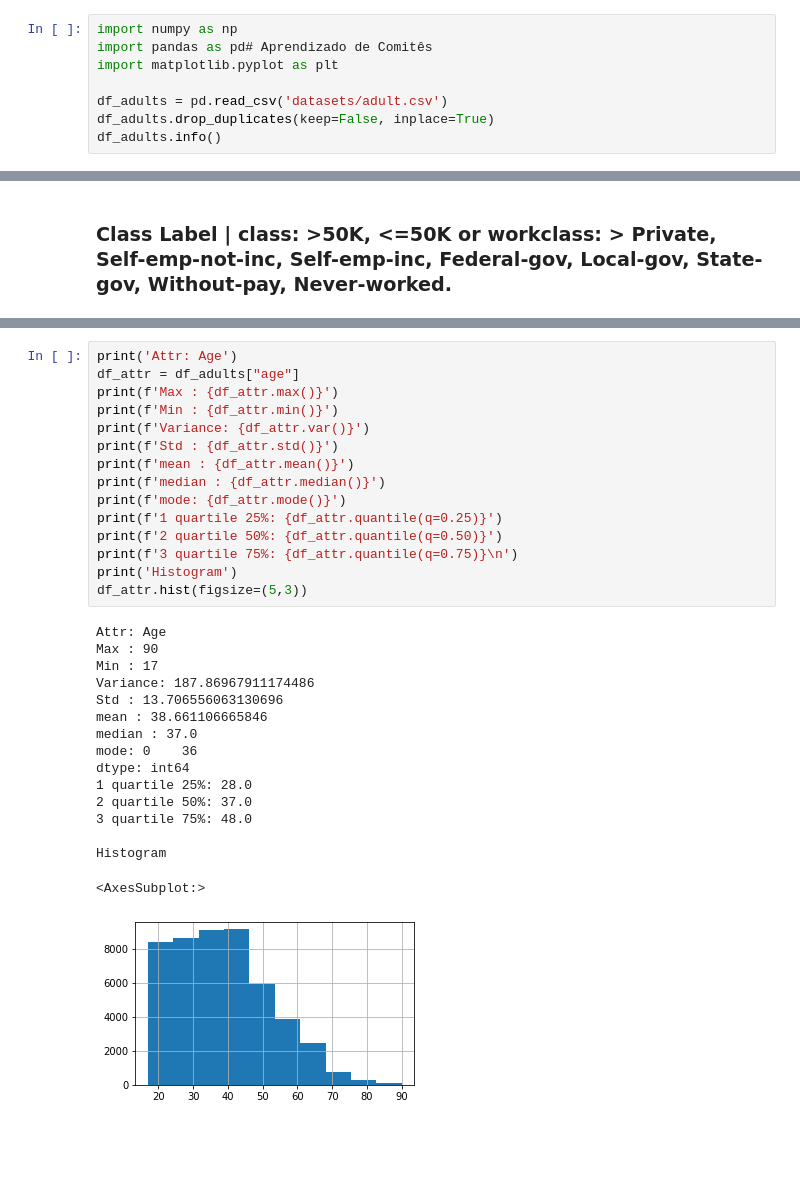
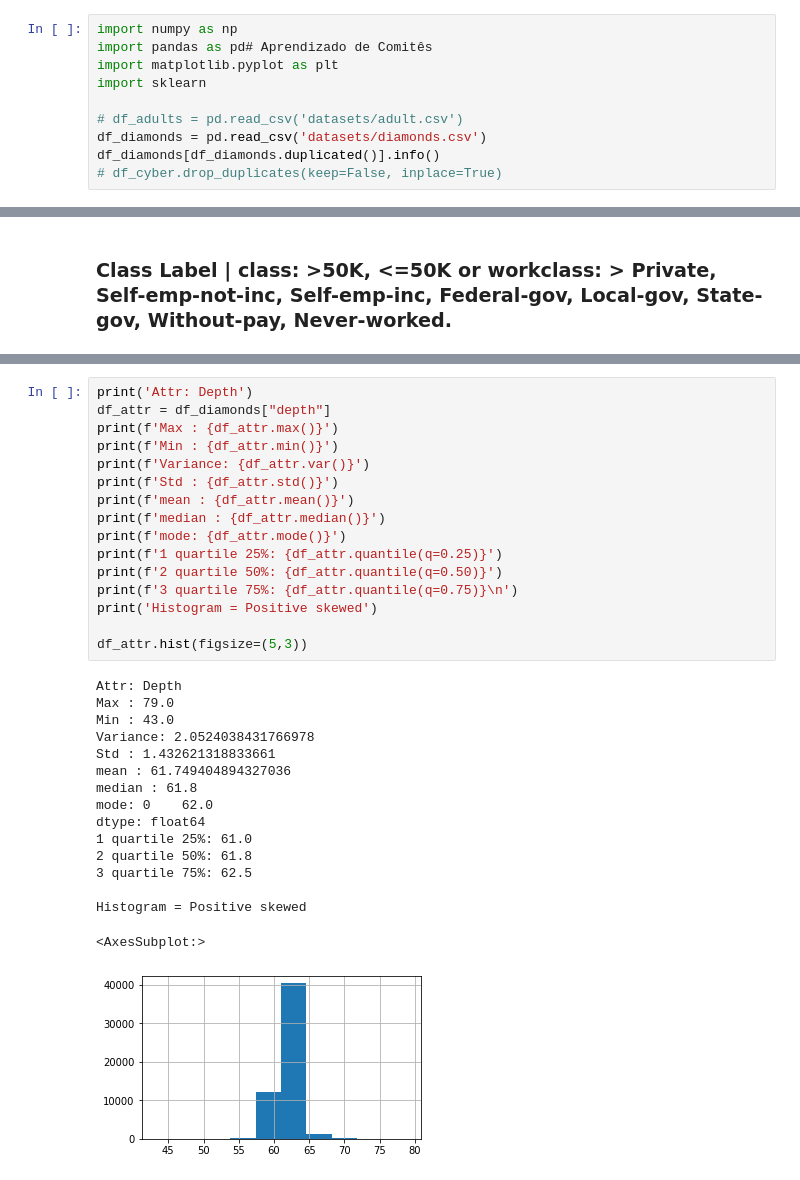
Before and after one commit to Diego07101985/mineracao-dados, a Jupyter notebook: mineracao-dados.ipynb, the cells around one changed output, grey strips where cells are left out. Drawn from its saved outputs; the diff is of its cells as text; blank space fills up the shorter version.

```diff
--- a/mineracao-dados.ipynb
+++ b/mineracao-dados.ipynb
@@ -6,8 +6,10 @@
 import numpy as np
 import pandas as pd# Aprendizado de Comitês
 import matplotlib.pyplot as plt
+import sklearn
 
-df_adults = pd.read_csv('datasets/adult.csv')
-df_adults.drop_duplicates(keep=False, inplace=True)
-df_adults.info()
+# df_adults = pd.read_csv('datasets/adult.csv')
+df_diamonds = pd.read_csv('datasets/diamonds.csv')
+df_diamonds[df_diamonds.duplicated()].info()
+# df_cyber.drop_duplicates(keep=False, inplace=True)
 # %% [output]
@@ -153,33 +119,34 @@ Histogram
 # %%
-print('Attr: Age')
-df_attr = df_adults["age"]
+print('Attr: Depth')
+df_attr = df_diamonds["depth"]
 print(f'Max : {df_attr.max()}')
 print(f'Min : {df_attr.min()}')
 print(f'Variance: {df_attr.var()}')
 print(f'Std : {df_attr.std()}')
 print(f'mean : {df_attr.mean()}')
 print(f'median : {df_attr.median()}')
 print(f'mode: {df_attr.mode()}')
 print(f'1 quartile 25%: {df_attr.quantile(q=0.25)}')
 print(f'2 quartile 50%: {df_attr.quantile(q=0.50)}')
 print(f'3 quartile 75%: {df_attr.quantile(q=0.75)}\n')
-print('Histogram')
+print('Histogram = Positive skewed')
+
 df_attr.hist(figsize=(5,3))
 # %% [output]
-Attr: Age
-Max : 90
-Min : 17
-Variance: 187.86967911174486
-Std : 13.706556063130696
-mean : 38.661106665846
-median : 37.0
-mode: 0    36
-dtype: int64
-1 quartile 25%: 28.0
-2 quartile 50%: 37.0
-3 quartile 75%: 48.0
+Attr: Depth
+Max : 79.0
+Min : 43.0
+Variance: 2.0524038431766978
+Std : 1.432621318833661
+mean : 61.749404894327036
+median : 61.8
+mode: 0    62.0
+dtype: float64
+1 quartile 25%: 61.0
+2 quartile 50%: 61.8
+3 quartile 75%: 62.5
 
-Histogram
+Histogram = Positive skewed
 <AxesSubplot:>
-[figure, old version]
+[figure, new version]
 # %%
```
Also changed, not shown: parts of 25 cells of this notebook, 4 other files.
